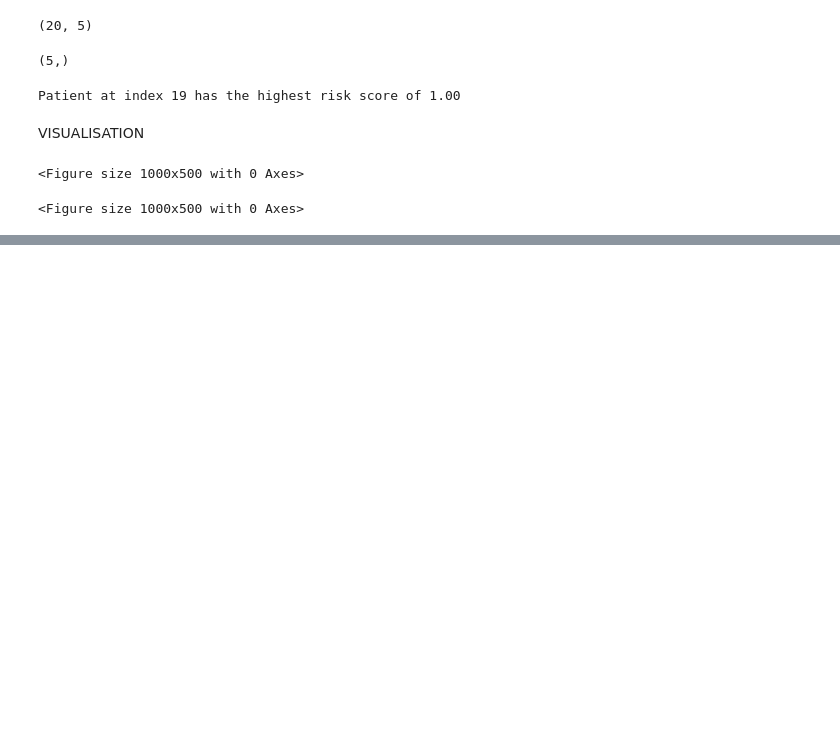
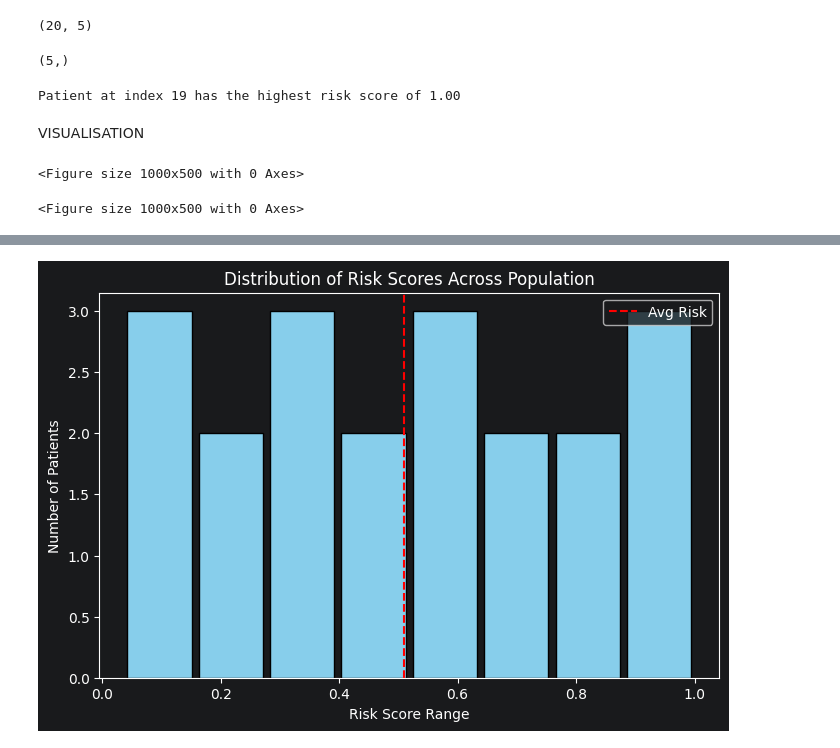
Before and after one commit to Aruunprakash/numpy_mini_projects, a Jupyter notebook: numpy/Health Data Sanitizer & Scorer.ipynb, the cells around one changed output, grey strips where cells are left out. Drawn from its saved outputs; the diff is of its cells as text; code cells hidden in the pictures; blank space fills up the shorter version.

Commit message:
add visualisation

```diff
--- a/numpy/Health Data Sanitizer & Scorer.ipynb
+++ b/numpy/Health Data Sanitizer & Scorer.ipynb
@@ -132,0 +133,11 @@ plt.show()
+# %%
+plt.figure(figsize=(8, 5))
+plt.hist(patient_scores, bins=8, color='skyblue', edgecolor='black', rwidth=0.9)
+plt.axvline(patient_scores.mean(), color='red', linestyle='dashed', label='Avg Risk')
+plt.title("Distribution of Risk Scores Across Population")
+plt.xlabel("Risk Score Range")
+plt.ylabel("Number of Patients")
+plt.legend()
+plt.show()
+# %% [output]
+[figure, added]
```
Also changed, not shown: parts of 3 cells of this notebook.
